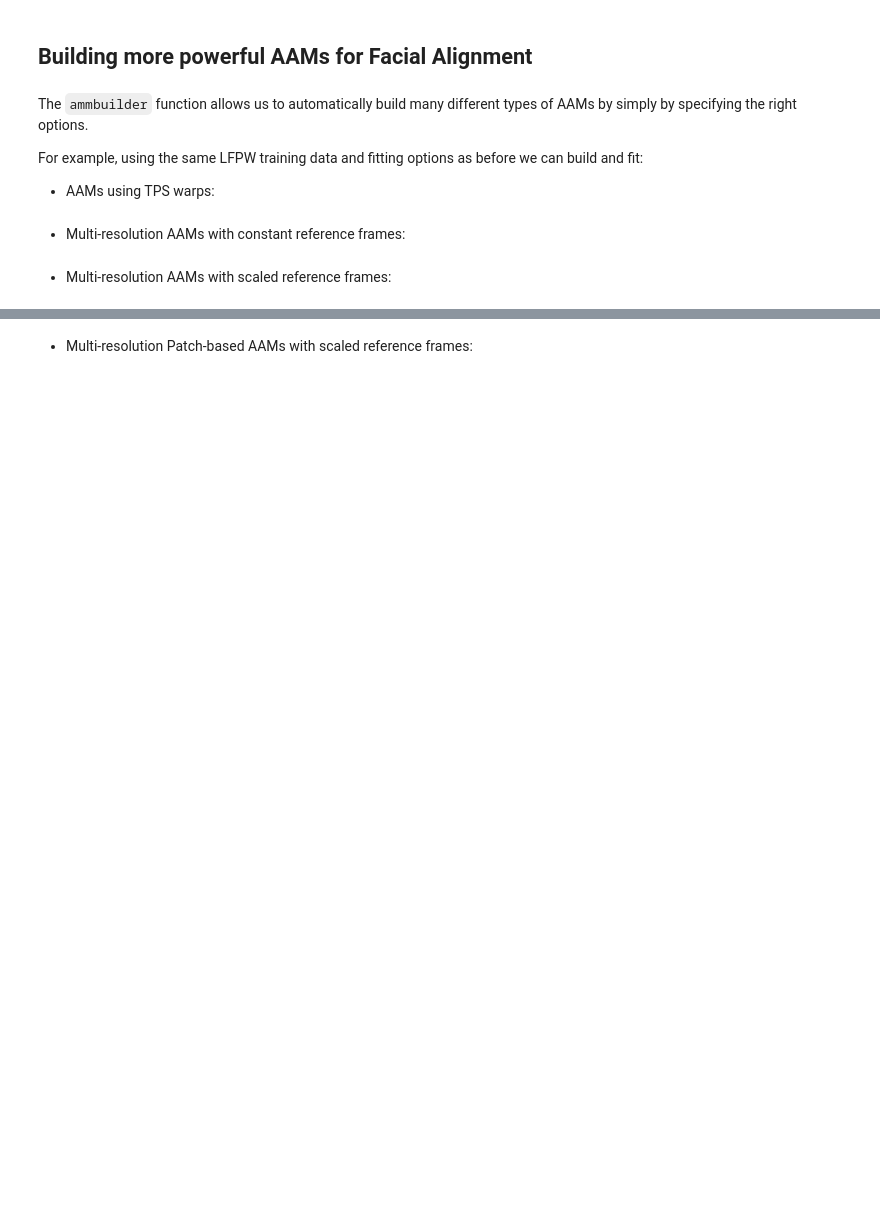
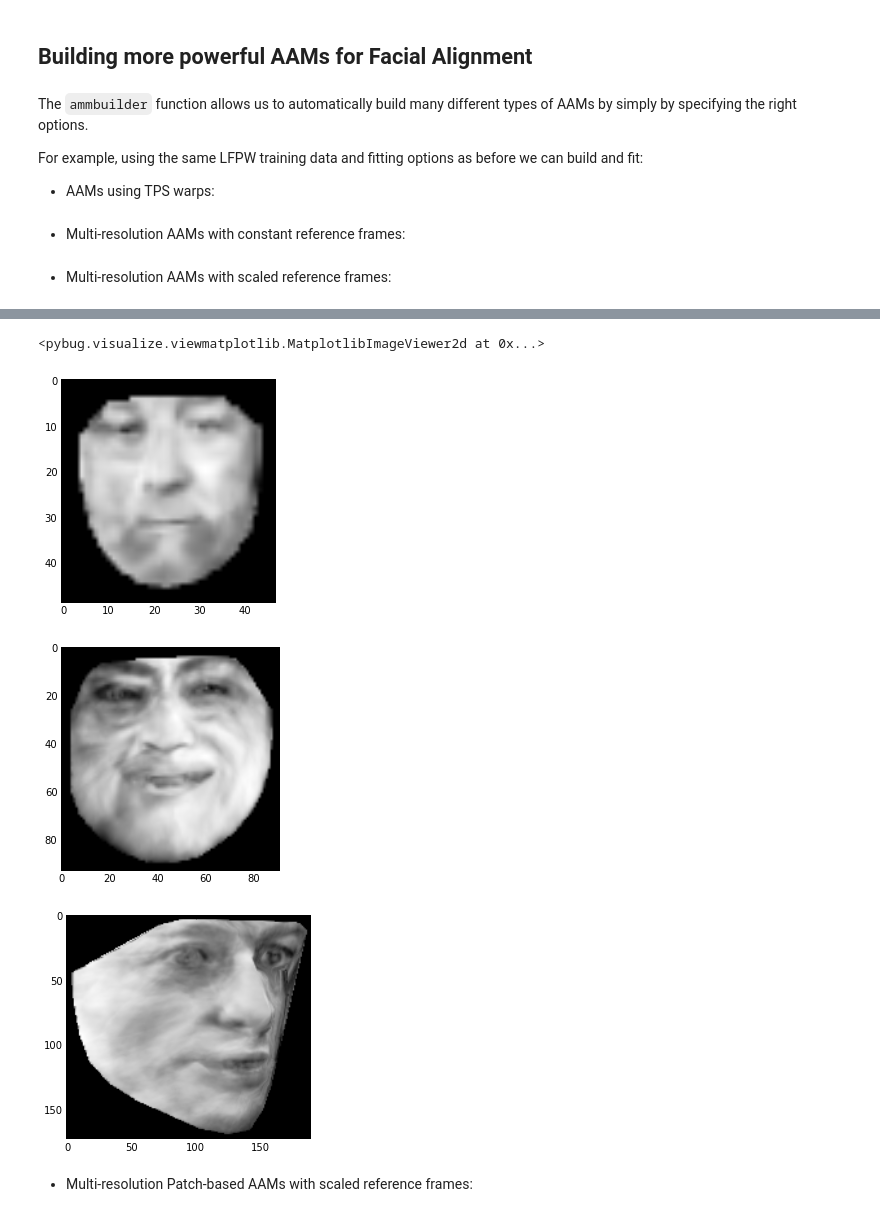
Before and after one commit to jalabort/scrap2, a Jupyter notebook: notebooks/pybug.aam - AAMs.ipynb, the cells around one changed output, grey strips where cells are left out. Cells and saved outputs as stored; diff of their text form; code cells hidden in the pictures; blank space fills up the shorter version.

```diff
--- a/notebooks/pybug.aam - AAMs.ipynb
+++ b/notebooks/pybug.aam - AAMs.ipynb
@@ -250,17 +329,23 @@ aam = aam_builder(images, **build_options)
 # %%
 aam.shape_model_pyramid[0]._components = np.real(aam.shape_model_pyramid[0]._components)
 aam.shape_model_pyramid[1]._components = np.real(aam.shape_model_pyramid[1]._components)
 aam.shape_model_pyramid[2]._components = np.real(aam.shape_model_pyramid[2]._components)
+aam.shape_model_pyramid[0]._eigenvalues = np.real(aam.shape_model_pyramid[0]._eigenvalues)
+aam.shape_model_pyramid[1]._eigenvalues = np.real(aam.shape_model_pyramid[1]._eigenvalues)
+aam.shape_model_pyramid[2]._eigenvalues = np.real(aam.shape_model_pyramid[2]._eigenvalues)
 
 # low resolution level
-subplot(1,3,1)
+%matplotlib inline
 aam.instance(level=0).view()
 # middle resolution level
-subplot(1,3,2)
-aam.instance(level=1).view()
+aam.instance(level=1).view_new()
 # highest resolution level
-subplot(1,3,3)
-aam.instance().view()
+aam.instance().view_new()
+# %% [output]
+<pybug.visualize.viewmatplotlib.MatplotlibImageViewer2d at 0x...>
+[figure, added]
+[figure, added]
+[figure, added]
 # %%
 # initialize Lucas-Kanade aam fitting
 aam.initialize_lk(**fitting_setting_options)
```
Also changed, not shown: parts of 14 cells of this notebook.
